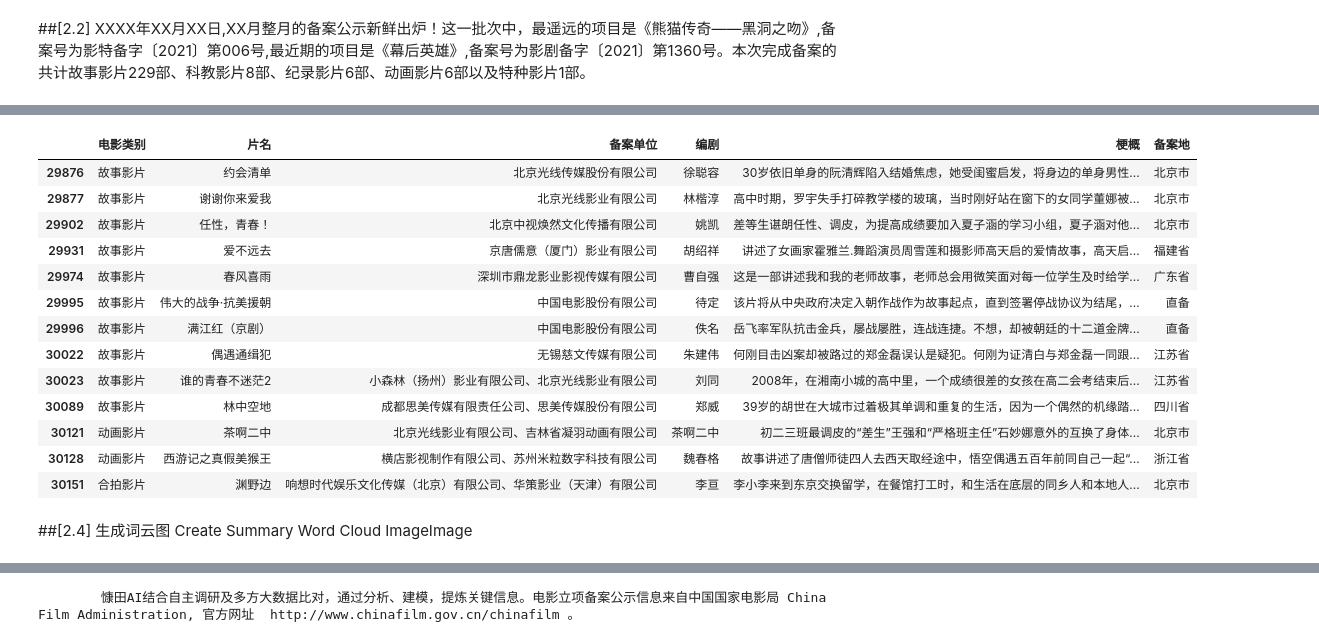
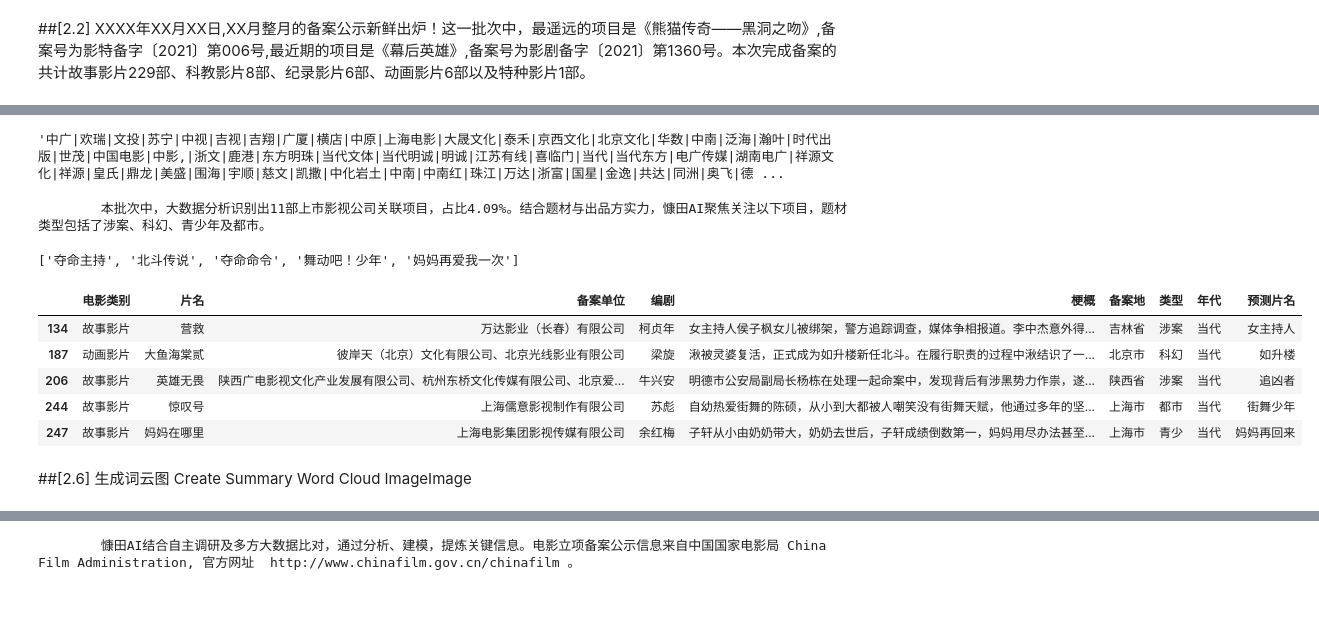
Before and after one commit to CT-Cultures/Content, a Jupyter notebook: tools/articles/RegOverview_Issue.ipynb, the cells around one changed output, grey strips where cells are left out. Cells and saved outputs as stored; diff of their text form; code cells hidden in the pictures; blank space fills up the shorter version.

```diff
--- a/tools/articles/RegOverview_Issue.ipynb
+++ b/tools/articles/RegOverview_Issue.ipynb
@@ -215,43 +420,45 @@ df_focus.head(20)
+# %%
+pat_public
+# %% [output]
+'中广|欢瑞|文投|苏宁|中视|吉视|吉翔|广厦|横店|中原|上海电影|大晟文化|泰禾|京西文化|北京文化|华数|中南|泛海|瀚叶|时代出版|世茂|中国电影|中影,|浙文|鹿港|东方明珠|当代文体|当代明诚|明诚|江苏有线|喜临门|当代|当代东方|电广传媒|湖南电广|祥源文化|祥源|皇氏|鼎龙|美盛|围海|宇顺|慈文|凯撒|中化岩土|中南|中南红|珠江|万达|浙富|国星|金逸|共达|同洲|奥飞|德 ...
 # %%
-ids = [12,13,67,131,158,159, 225, 257, 264, 287]
-df_focus_narrowed = df_curr.loc[ids, ['电影类别', '片名', '备案单位', '编剧', '梗概', '备案地']]
-ls_ptitles = []
+ids = [134,187,206, 244,247]
+df_focus_narrowed = df_curr.loc[ids, ['电影类别', '片名', '备案单位', '编剧', '梗概', '备案地', '类型', '年代', '预测片名']]
+#ls_ptitles = []
 #for content in df_focus_narrowed['梗概'].tolist():
 #    ls_ptitles.append(''.join(autotitle.generate(content,1)).lower())
-ls_ptitles =  ['单身男女的表率', '窗外有棵树', '爱在黎明前', '烽火入朝', '追击', '青春的希望', '寻找', '差生', '大圣降魔记', '东京，我们的生活']
+#ls_ptitles =  ['夺命主持', '北斗传说', '夺命命令', '舞动吧！少年', '妈妈再爱我一次']
 #print(ls_ptitles)
 ########
-T3 = '\t'
-T3 += '本批次中，大数据分析识别出{}部上市影视公司关联项目，'.format(df_focus.shape[0])
-T3 += '占比{}%。'.format(round((df_focus.shape[0]/df_curr.shape[0]*100),2))
-T3 += '结合题材与出品方实力，慷田AI聚焦关注以下项目，题材类型包括了青春爱情、伦理剧情、战争和神话。\n'
+T5 = '\t'
+T5 += '本批次中，大数据分析识别出{}部上市影视公司关联项目，'.format(df_focus.shape[0])
+T5 += '占比{}%。'.format(round((df_focus.shape[0]/df_curr.shape[0]*100),2))
+T5 += '结合题材与出品方实力，慷田AI聚焦关注以下项目，题材类型包括了涉案、科幻、青少年及都市。\n'
 
-
+"""
 for _, row in df_focus_narrowed.iterrows():
-  T3 += '\n《{name}》\n编剧：{writer}'.format(name=row['片名'],writer=row['编剧'])
-  T3 += '\n备案单位：{co}'.format(co=row['备案单位'])
-  T3 += '\n{synopsis}\n'.format(synopsis=row['梗概'])
-
-print(T3)
+  T5 += '\n《{name}》\n编剧：{writer}'.format(name=row['片名'],writer=row['编剧'])
+  T5 += '\n备案单位：{co}'.format(co=row['备案单位'])
+  T5 += '\n{synopsis}\n'.format(synopsis=row['梗概'])
+"""
+print(T5)
+# %% [output]
+        本批次中，大数据分析识别出11部上市影视公司关联项目，占比4.09%。结合题材与出品方实力，慷田AI聚焦关注以下项目，题材类型包括了涉案、科幻、青少年及都市。
-# %%
-df_focus.head(20)
-# %% [output]
-|  | 电影类别 | 片名 | 备案单位 | 编剧 | 梗概 | 备案地 |
-| 29876 | 故事影片 | 约会清单 | 北京光线传媒股份有限公司 | 徐聪容 | 30岁依旧单身的阮清辉陷入结婚焦虑，她受闺蜜启发，将身边的单身男性... | 北京市 |
-| 29877 | 故事影片 | 谢谢你来爱我 | 北京光线影业有限公司 | 林楷淳 | 高中时期，罗宇失手打碎教学楼的玻璃，当时刚好站在窗下的女同学董娜被... | 北京市 |
-| 29902 | 故事影片 | 任性，青春！ | 北京中视焕然文化传播有限公司 | 姚凯 | 差等生谌朗任性、调皮，为提高成绩要加入夏子涵的学习小组，夏子涵对他... | 北京市 |
-| 29931 | 故事影片 | 爱不远去 | 京唐儒意（厦门）影业有限公司 | 胡绍祥 | 讲述了女画家霍雅兰.舞蹈演员周雪莲和摄影师高天启的爱情故事，高天启... | 福建省 |
-| 29974 | 故事影片 | 春风喜雨 | 深圳市鼎龙影业影视传媒有限公司 | 曹自强 | 这是一部讲述我和我的老师故事，老师总会用微笑面对每一位学生及时给学... | 广东省 |
-| 29995 | 故事影片 | 伟大的战争·抗美援朝 | 中国电影股份有限公司 | 待定 | 该片将从中央政府决定入朝作战作为故事起点，直到签署停战协议为结尾，... | 直备 |
-| 29996 | 故事影片 | 满江红（京剧） | 中国电影股份有限公司 | 佚名 | 岳飞率军队抗击金兵，屡战屡胜，连战连捷。不想，却被朝廷的十二道金牌... | 直备 |
-| 30022 | 故事影片 | 偶遇通缉犯 | 无锡慈文传媒有限公司 | 朱建伟 | 何刚目击凶案却被路过的郑金磊误认是疑犯。何刚为证清白与郑金磊一同跟... | 江苏省 |
-| 30023 | 故事影片 | 谁的青春不迷茫2 | 小森林（扬州）影业有限公司、北京光线影业有限公司 | 刘同 | 2008年，在湘南小城的高中里，一个成绩很差的女孩在高二会考结束后... | 江苏省 |
-| 30089 | 故事影片 | 林中空地 | 成都思美传媒有限责任公司、思美传媒股份有限公司 | 郑威 | 39岁的胡世在大城市过着极其单调和重复的生活，因为一个偶然的机缘踏... | 四川省 |
-| 30121 | 动画影片 | 茶啊二中 | 北京光线影业有限公司、吉林省凝羽动画有限公司 | 茶啊二中 | 初二三班最调皮的“差生”王强和“严格班主任”石妙娜意外的互换了身体... | 北京市 |
-| 30128 | 动画影片 | 西游记之真假美猴王 | 横店影视制作有限公司、苏州米粒数字科技有限公司 | 魏春格 | 故事讲述了唐僧师徒四人去西天取经途中，悟空偶遇五百年前同自己一起“... | 浙江省 |
-| 30151 | 合拍影片 | 渊野边 | 响想时代娱乐文化传媒（北京）有限公司、华策影业（天津）有限公司 | 李亘 | 李小李来到东京交换留学，在餐馆打工时，和生活在底层的同乡人和本地人... | 北京市 |
+# %%
+ls_ptitles
+# %% [output]
+['夺命主持', '北斗传说', '夺命命令', '舞动吧！少年', '妈妈再爱我一次']
+# %%
+df_focus_narrowed
+# %% [output]
+|  | 电影类别 | 片名 | 备案单位 | 编剧 | 梗概 | 备案地 | 类型 | 年代 | 预测片名 |
+| 134 | 故事影片 | 营救 | 万达影业（长春）有限公司 | 柯贞年 | 女主持人侯子枫女儿被绑架，警方追踪调查，媒体争相报道。李中杰意外得... | 吉林省 | 涉案 | 当代 | 女主持人 |
+| 187 | 动画影片 | 大鱼海棠贰 | 彼岸天（北京）文化有限公司、北京光线影业有限公司 | 梁旋 | 湫被灵婆复活，正式成为如升楼新任北斗。在履行职责的过程中湫结识了一... | 北京市 | 科幻 | 当代 | 如升楼 |
+| 206 | 故事影片 | 英雄无畏 | 陕西广电影视文化产业发展有限公司、杭州东桥文化传媒有限公司、北京爱... | 牛兴安 | 明德市公安局副局长杨栋在处理一起命案中，发现背后有涉黑势力作祟，遂... | 陕西省 | 涉案 | 当代 | 追凶者 |
+| 244 | 故事影片 | 惊叹号 | 上海儒意影视制作有限公司 | 苏彪 | 自幼热爱街舞的陈硕，从小到大都被人嘲笑没有街舞天赋，他通过多年的坚... | 上海市 | 都市 | 当代 | 街舞少年 |
+| 247 | 故事影片 | 妈妈在哪里 | 上海电影集团影视传媒有限公司 | 余红梅 | 子轩从小由奶奶带大，奶奶去世后，子轩成绩倒数第一，妈妈用尽办法甚至... | 上海市 | 青少 | 当代 | 妈妈再回来 |
 # %% [markdown]
-##[2.4] 生成词云图
+##[2.6] 生成词云图
  Create Summary Word Cloud ImageImage
 # %%
 import wordcloud
```
Also changed, not shown: parts of 39 cells of this notebook, 20 other files.
